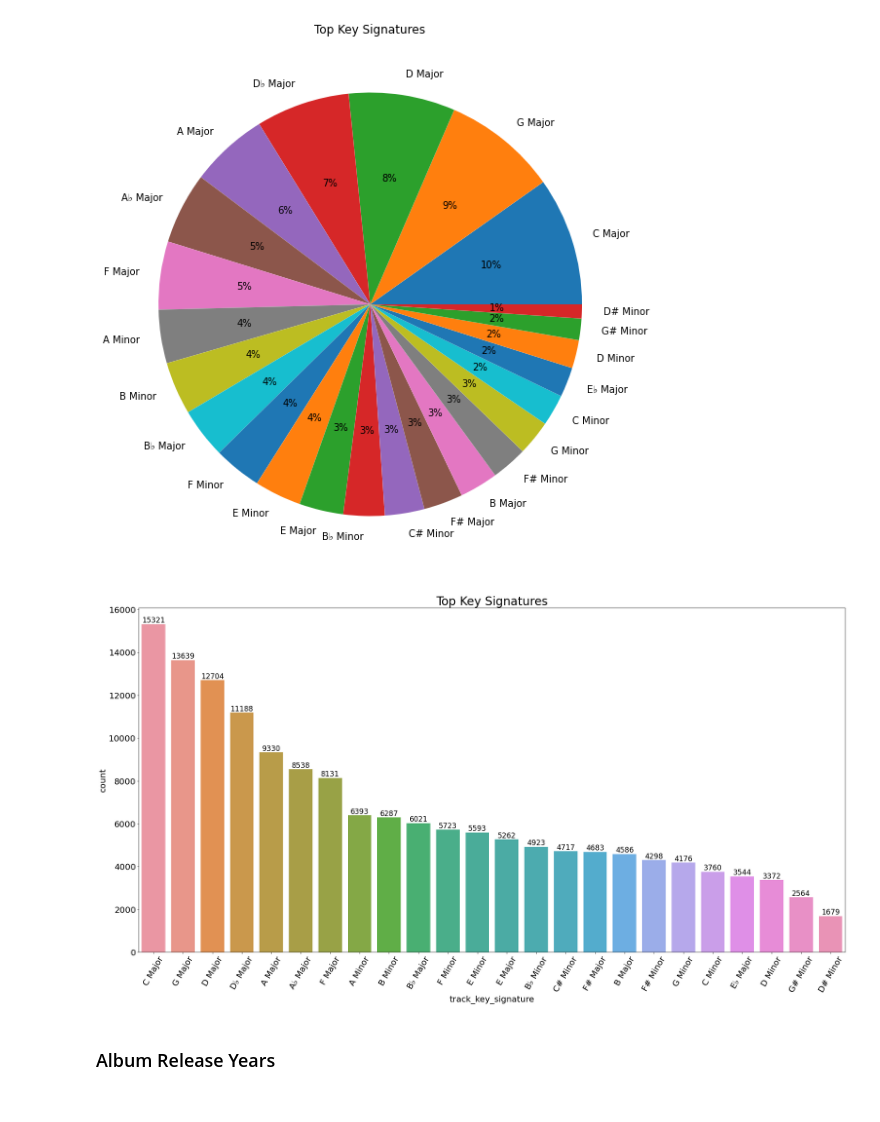
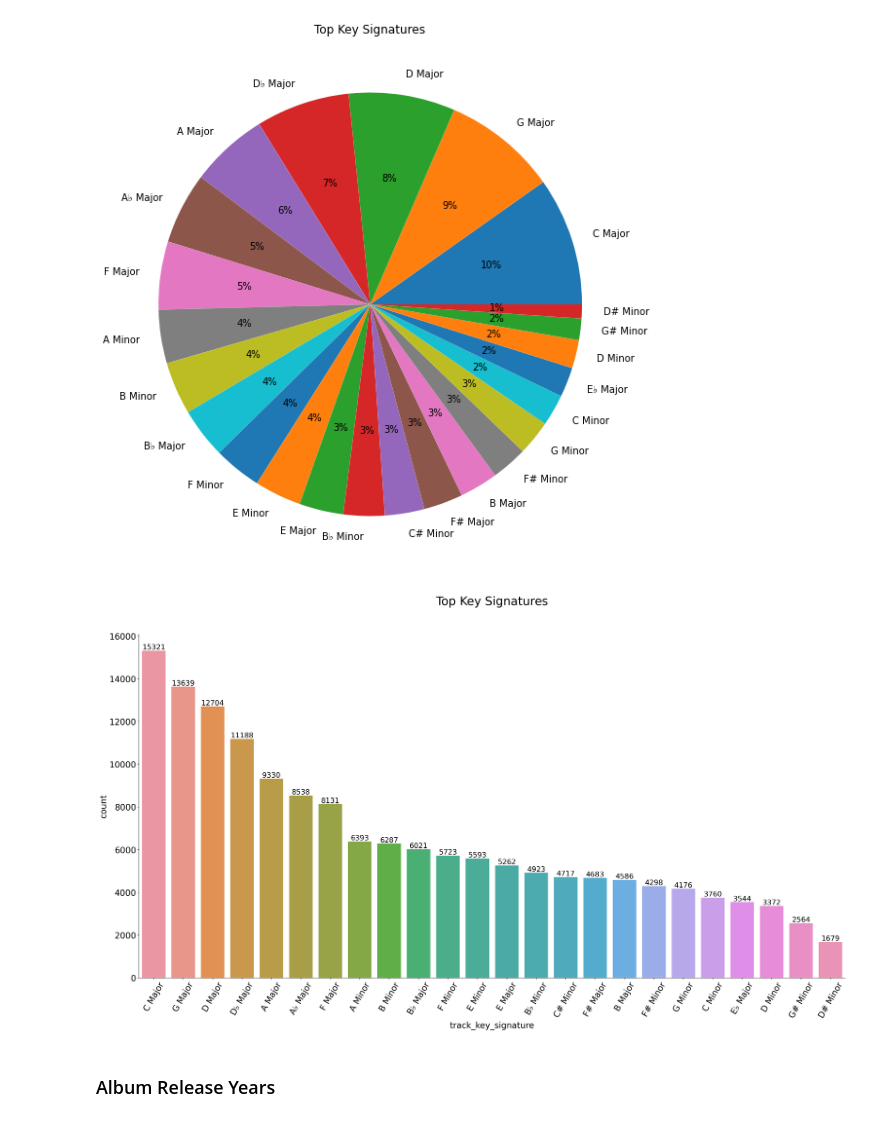
Before and after one commit to mariamabdelati/lyricalanalysis, a Jupyter notebook: 4_EDA/track_features_EDA.ipynb, the cells around one changed output. Drawn from its saved outputs; the diff is of its cells as text; code cells hidden in the pictures.

```diff
--- a/4_EDA/track_features_EDA.ipynb
+++ b/4_EDA/track_features_EDA.ipynb
@@ -204,19 +204,19 @@ fig.set_facecolor('white')
 # %% [output]
 [figure]
 # %%
-plt.figure(figsize=(30,15))
-plt.title('Top Key Signatures',fontsize=28)
+plt.figure(figsize=(30,15), dpi=150)
+plt.title('Top Key Signatures\n\n',fontsize=28)
 plt.xlabel('Key Signatures', fontsize=20)
 plt.ylabel('Count', fontsize=20)
 
 ax = seaborn.countplot(tracks_df.track_key_signature,order=pd.value_counts(tracks_df.track_key_signature).iloc[:24].index)
 ax.bar_label(ax.containers[0], fontsize=17)
 plt.xticks(size=20,rotation=60)
 plt.yticks(size=20)
-#sns.despine(bottom=True, left=True)
+seaborn.despine(bottom=False, left=False)
 plt.show()
 # %% [output]
-[figure, old version]
+[figure, new version]
 # %% [markdown]
 ### Album Release Years
 # %% [markdown]
```
Also changed, not shown: parts of 4 cells of this notebook, 1 other file.
